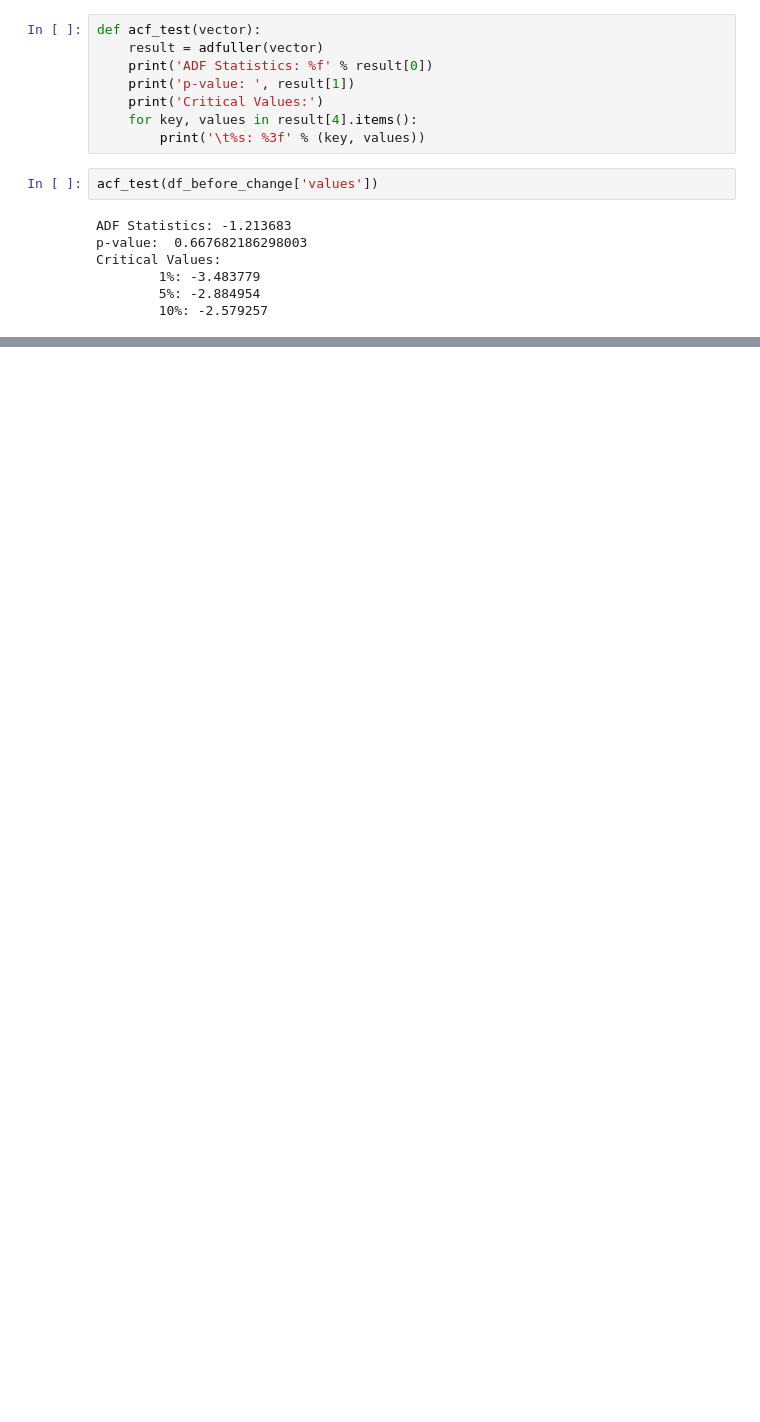
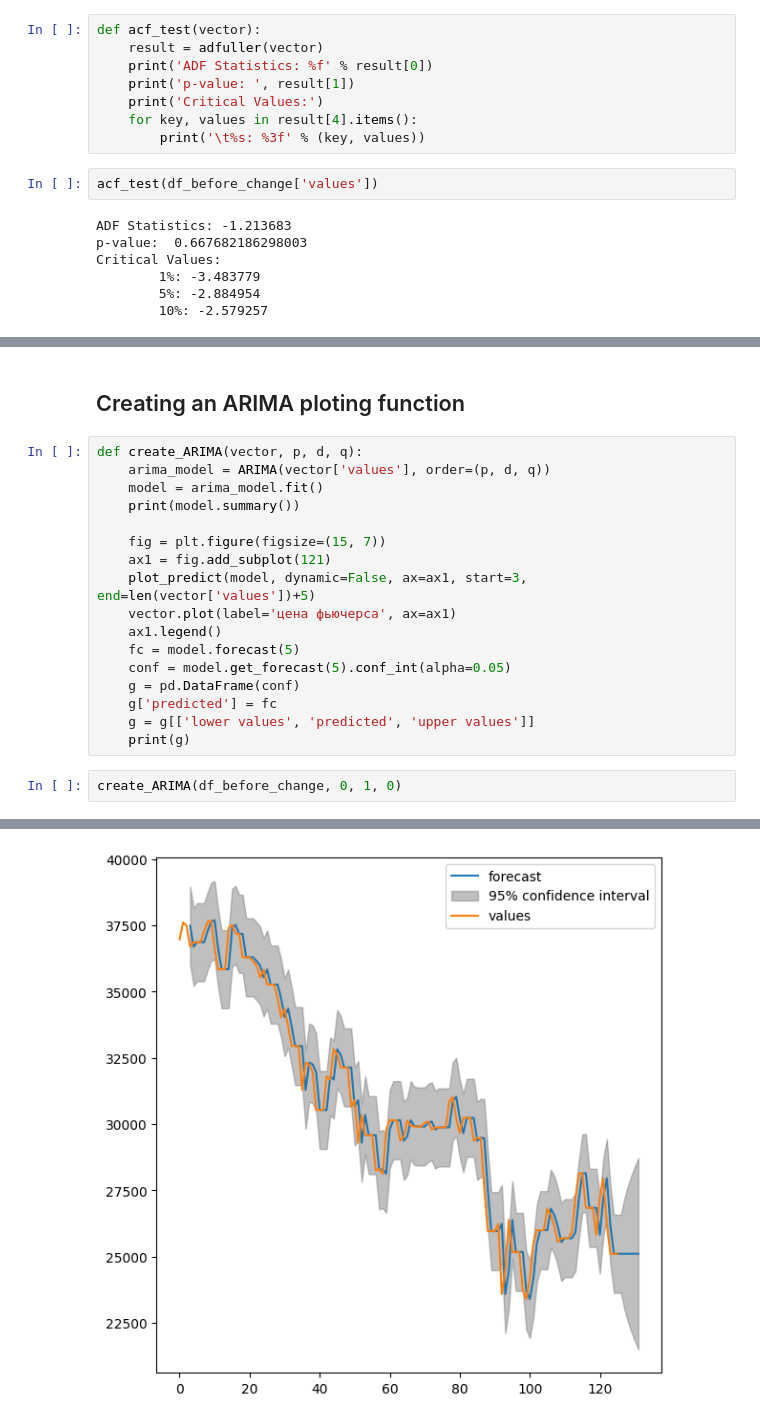
Before and after one commit to emBykov/Sber_Futures_Price_Forecast2022, a Jupyter notebook: Course work.ipynb, the cells around one changed output, grey strips where cells are left out. Drawn from its saved outputs; the diff is of its cells as text; blank space fills up the shorter version.

```diff
--- a/Course work.ipynb
+++ b/Course work.ipynb
@@ -116,0 +195,22 @@ Critical Values:
+# %% [markdown]
+## Creating an ARIMA ploting function
+# %%
+def create_ARIMA(vector, p, d, q):
+    arima_model = ARIMA(vector['values'], order=(p, d, q))
+    model = arima_model.fit()
+    print(model.summary())
+
+    fig = plt.figure(figsize=(15, 7))
+    ax1 = fig.add_subplot(121)
+    plot_predict(model, dynamic=False, ax=ax1, start=3, end=len(vector['values'])+5)
+    vector.plot(label='цена фьючерса', ax=ax1)
+    ax1.legend()
+    fc = model.forecast(5)
+    conf = model.get_forecast(5).conf_int(alpha=0.05)
+    g = pd.DataFrame(conf)
+    g['predicted'] = fc
+    g = g[['lower values', 'predicted', 'upper values']]
+    print(g)
+# %%
+create_ARIMA(df_before_change, 0, 1, 0)
+# %% [output]
@@ -116,0 +234 @@ Critical Values:
+[figure, added]
```
Also changed, not shown: parts of 47 cells of this notebook.
